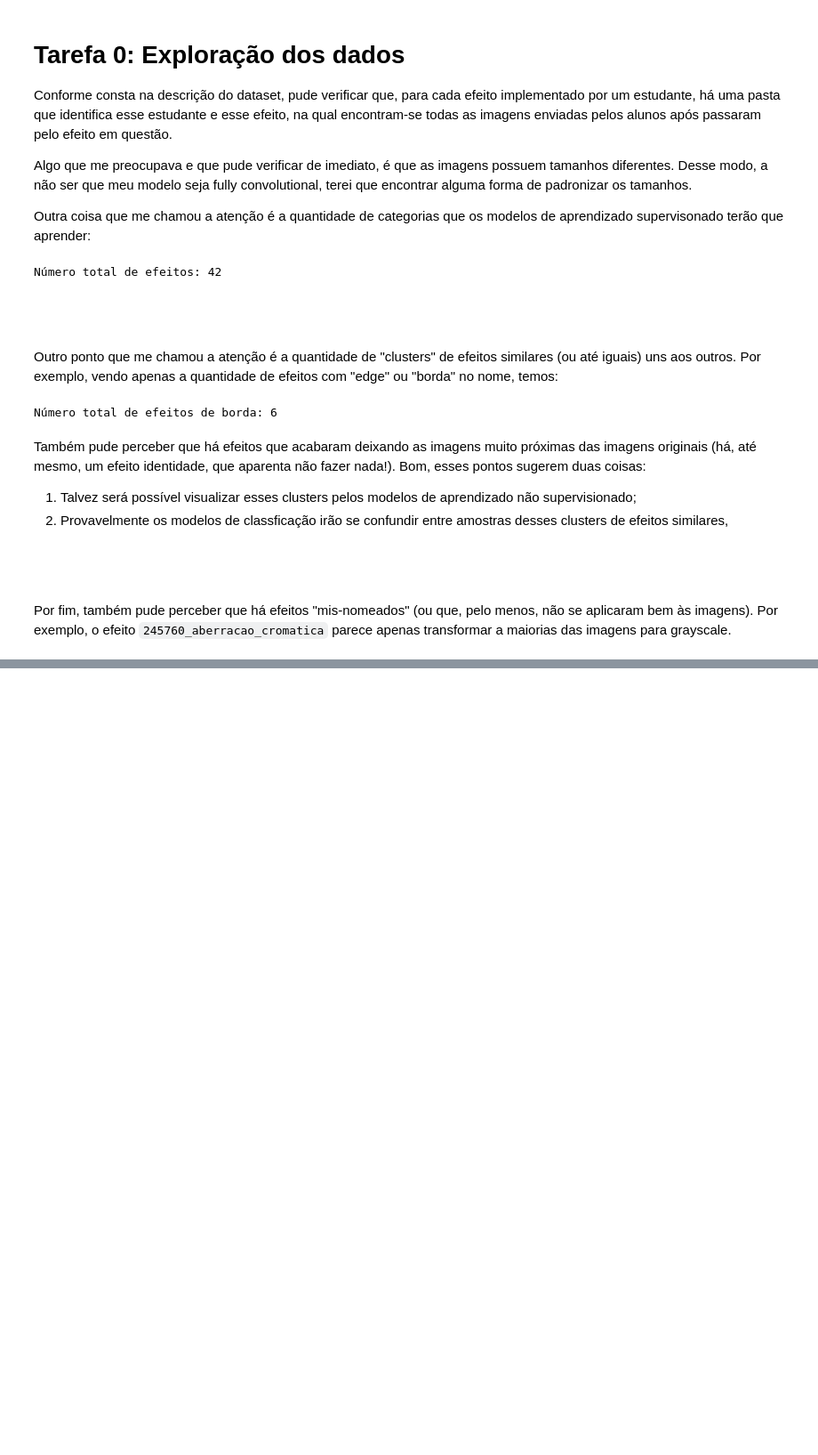
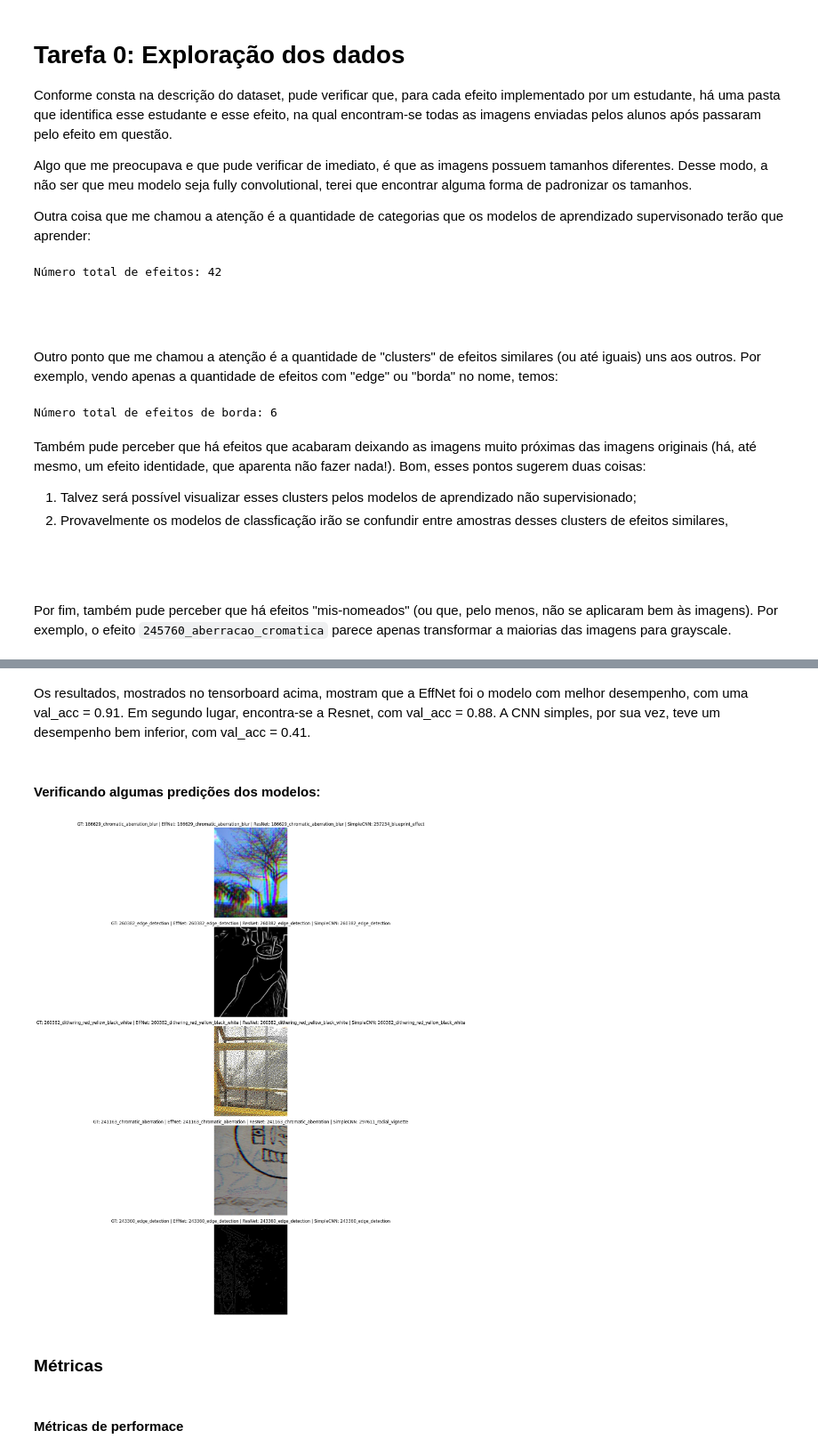
Before and after one commit to UNICAMP-EA979/2026s1-projetopi-e2-Everton-Colombo, a Jupyter notebook: Atividade.ipynb, the cells around one changed output, grey strips where cells are left out. Shown at 89% size. Drawn from its saved outputs; the diff is of its cells as text; code cells hidden in the pictures; blank space fills up the shorter version.

```diff
--- a/Atividade.ipynb
+++ b/Atividade.ipynb
@@ -37,0 +117,6 @@ Por fim, também pude perceber que há efeitos "mis-nomeados" (ou que, pelo meno
+# %%
+dataset_dummy = FotosDaFEEC_Dataset("photos/dataset", transform=transforms.ToTensor())
+sample = dataset_dummy[42]
+print(f"Tipo da imagem: {sample[0].dtype}")
+print(f"Shape da imagem: {sample[0].shape}")
+display(sample[0])
@@ -37,0 +188,11 @@ Por fim, também pude perceber que há efeitos "mis-nomeados" (ou que, pelo meno
+# %%
+complete_dataset = FotosDaFEEC_Dataset("photos/dataset", transform=transforms.Compose([
+    transforms.ToTensor(),
+    transforms.RandomCrop((min_x, min_y))
+]))
+# %%
+train_dataset, val_dataset, test_dataset = torch.utils.data.random_split(complete_dataset, [0.7, 0.15, 0.15], generator=torch.Generator().manual_seed(42))
+
+train_dataloader = DataLoader(train_dataset, batch_size=32, shuffle=True)
+val_dataloader = DataLoader(val_dataset, batch_size=32, shuffle=False)
+test_dataloader = DataLoader(test_dataset, batch_size=32, shuffle=False)
@@ -37,0 +525,43 @@ Por fim, também pude perceber que há efeitos "mis-nomeados" (ou que, pelo meno
+# %% [markdown]
+Os resultados, mostrados no tensorboard acima, mostram que a EffNet foi o modelo com melhor desempenho, com uma val_acc = 0.91. Em segundo lugar, encontra-se a Resnet, com val_acc = 0.88. A CNN simples, por sua vez, teve um desempenho bem inferior, com val_acc = 0.41.
+# %% [markdown]
+#### Verificando algumas predições dos modelos:
+# %%
+device = torch.device("cuda" if torch.cuda.is_available() else "cpu")
+
+effnet_model = EffNetFotosFeec.load_from_checkpoint("tb_logs/EffNet/version_0/checkpoints/EffNet-epoch=16-val_acc=0.91.ckpt")
+effnet_model.eval().to(device)
+
+resnet_model = ResNetFotosFeec.load_from_checkpoint("tb_logs/ResNet18/version_0/checkpoints/EffNet-epoch=9-val_acc=0.88.ckpt")
+resnet_model.eval().to(device)
+
+simple_cnn_model = SimpleCNNFotosFeec.load_from_checkpoint("tb_logs/SimpleCNN/version_0/checkpoints/EffNet-epoch=49-val_acc=0.41.ckpt")
+simple_cnn_model.eval().to(device)
+
+n_samples = 5
+fig, axes = plt.subplots(n_samples, 1, figsize=(12, 4 * n_samples))
+
+with torch.no_grad():
+    for ax, idx in zip(axes, range(n_samples)):
+        x, y = val_dataset[idx]
+        x_input = x.unsqueeze(0).to(device)
+
+        pred_effnet = effnet_model(x_input).argmax(dim=1).item()
+        pred_resnet = resnet_model(x_input).argmax(dim=1).item()
+        pred_simple = simple_cnn_model(x_input).argmax(dim=1).item()
+
+        ax.imshow(x.permute(1, 2, 0).cpu())
+        ax.axis("off")
+        ax.set_title(
+            f"GT: {complete_dataset.classes[y]} | "
+            f"EffNet: {complete_dataset.classes[pred_effnet]} | "
+            f"ResNet: {complete_dataset.classes[pred_resnet]} | "
+            f"SimpleCNN: {complete_dataset.classes[pred_simple]}"
+        )
+
+plt.tight_layout()
+plt.show()
+# %% [output]
+[figure, added]
+# %% [markdown]
+### Métricas
@@ -37,0 +570,2 @@ Por fim, também pude perceber que há efeitos "mis-nomeados" (ou que, pelo meno
+# %% [markdown]
+#### Métricas de performace
```
Also changed, not shown: parts of 44 cells of this notebook, 8 other files.
